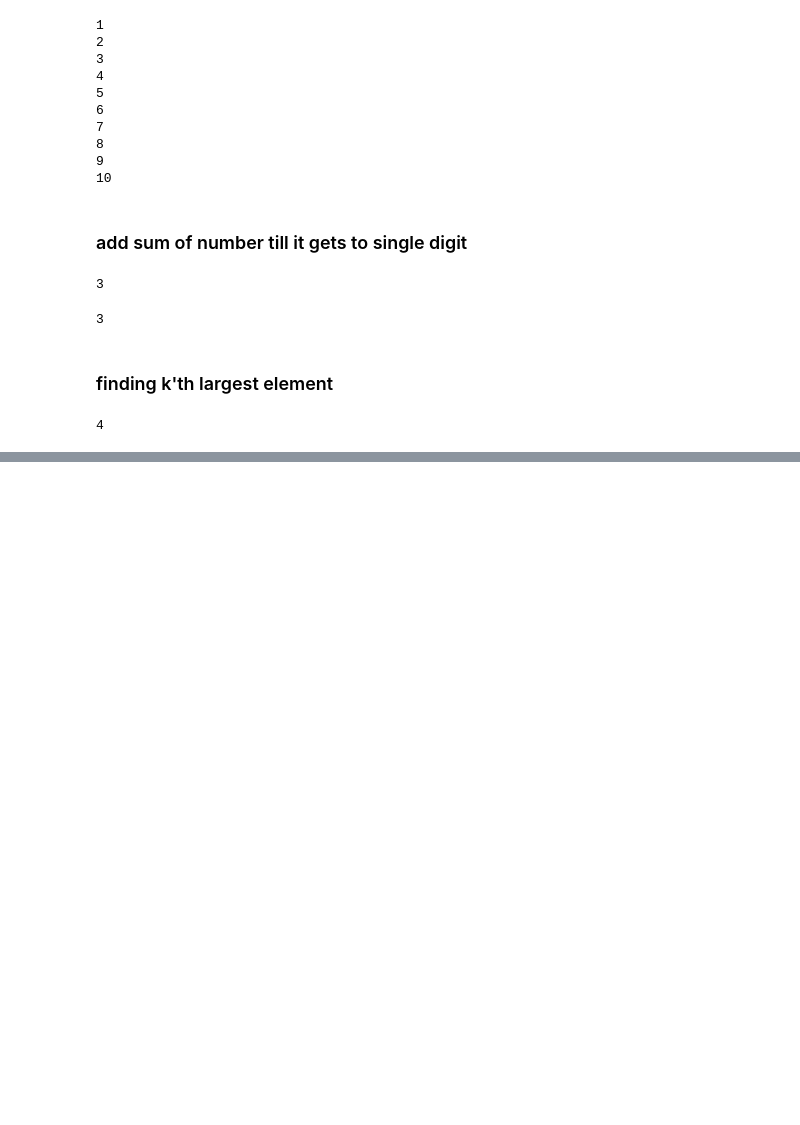
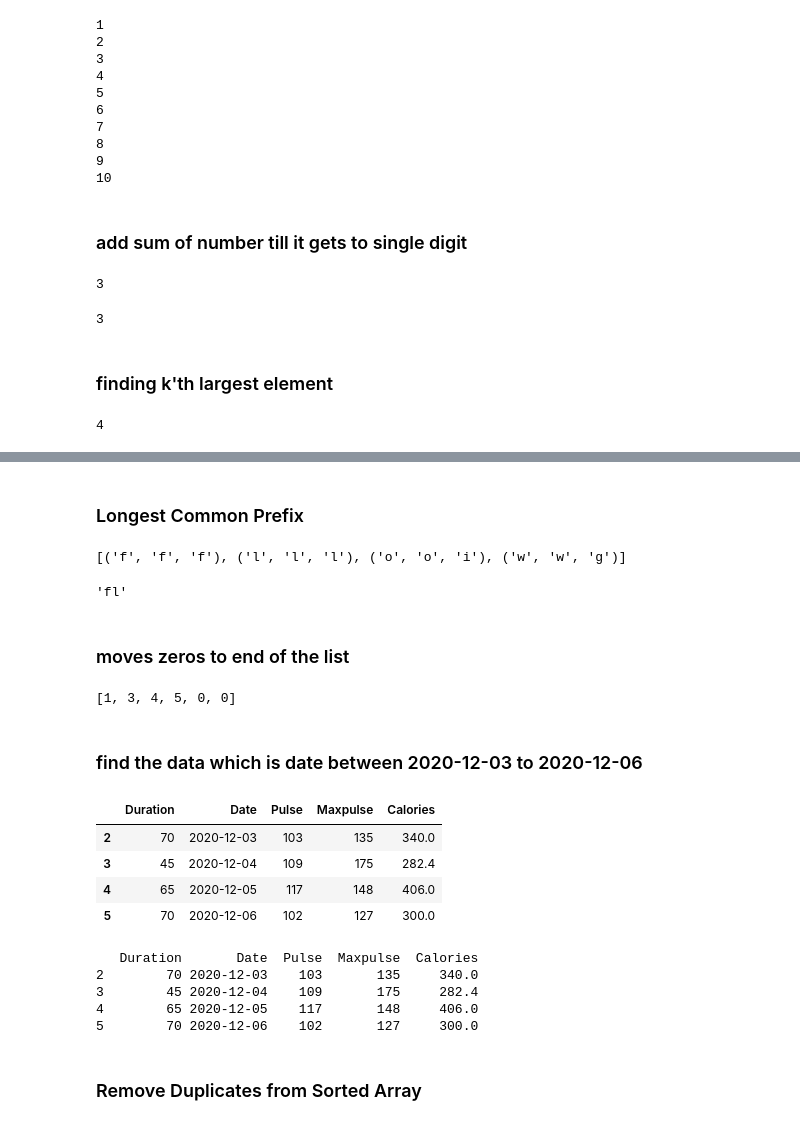
Before and after one commit to javeddevo/python_interview_programs, a Jupyter notebook: python.ipynb, the cells around one changed output, grey strips where cells are left out. Drawn from its saved outputs; the diff is of its cells as text; code cells hidden in the pictures; blank space fills up the shorter version.

```diff
--- a/python.ipynb
+++ b/python.ipynb
@@ -2111,0 +2069,74 @@ print(a[-k])
+# %% [markdown]
+### Longest Common Prefix
+# %%
+# Input: strs = ["flower","flow","flight"]
+# Output: "fl"
+strs = ["flower","flow","flight"]
+pre=""
+lst=list(zip(*strs))
+print(lst)
+for i in lst:
+    if len(set(i))==1:
+        pre=pre+i[0]
+    else:
+        break
+pre
+# %% [output]
+[('f', 'f', 'f'), ('l', 'l', 'l'), ('o', 'o', 'i'), ('w', 'w', 'g')]
+'fl'
+# %% [markdown]
+### moves zeros to end of the list
+# %%
+a=[0,1,3,0,4,5]
+for i in a:
+    if i==0:
+        a.remove(i)
+        a.append(i)
+a
+# %% [output]
+[1, 3, 4, 5, 0, 0]
+# %% [markdown]
+### find the data which is date between 2020-12-03 to 2020-12-06
+# %%
+import pandas as pd
+
+data = {
+   'Duration': [50,60,70,45,65,70,60,45],
+   'Date': ['2020/12/01','2020/12/02','2020/12/03','2020/12/04','2020/12/05','2020/12/06','2020/12/07','2020/12/01'],
+   'Pulse': [110,117,103,109,117,102,110,104],
+   'Maxpulse': [130,145,135,175,148,127,136,134],
+   'Calories': [409.1,179.0,340.0,282.4,406.0,300.0,374.0,253.3]
+}
+
+df = pd.DataFrame(data)
+
+start_Date='2020/12/03'
+end_date='2020/12/06'
+
+df["Date"]=pd.to_datetime(df["Date"])
+filtered=df[(df["Date"]>=start_Date) & (df["Date"]<=end_date)]
+filtered
+# %% [output]
+|  | Duration | Date | Pulse | Maxpulse | Calories |
+| 2 | 70 | 2020-12-03 | 103 | 135 | 340.0 |
+| 3 | 45 | 2020-12-04 | 109 | 175 | 282.4 |
+| 4 | 65 | 2020-12-05 | 117 | 148 | 406.0 |
+| 5 | 70 | 2020-12-06 | 102 | 127 | 300.0 |
+# %%
+
+start_date = '2020-12-03'
+end_date = '2020-12-06'
+
+df['Date'] = pd.to_datetime(df['Date'])
+
+filtered_df = df[(df['Date'] >= start_date) & (df['Date'] <= end_date)]
+
+print(filtered_df)
+# %% [output]
+   Duration       Date  Pulse  Maxpulse  Calories
+2        70 2020-12-03    103       135     340.0
+3        45 2020-12-04    109       175     282.4
+4        65 2020-12-05    117       148     406.0
+5        70 2020-12-06    102       127     300.0
+# %% [markdown]
+### Remove Duplicates from Sorted Array
```
Also changed, not shown: parts of 32 cells of this notebook.
